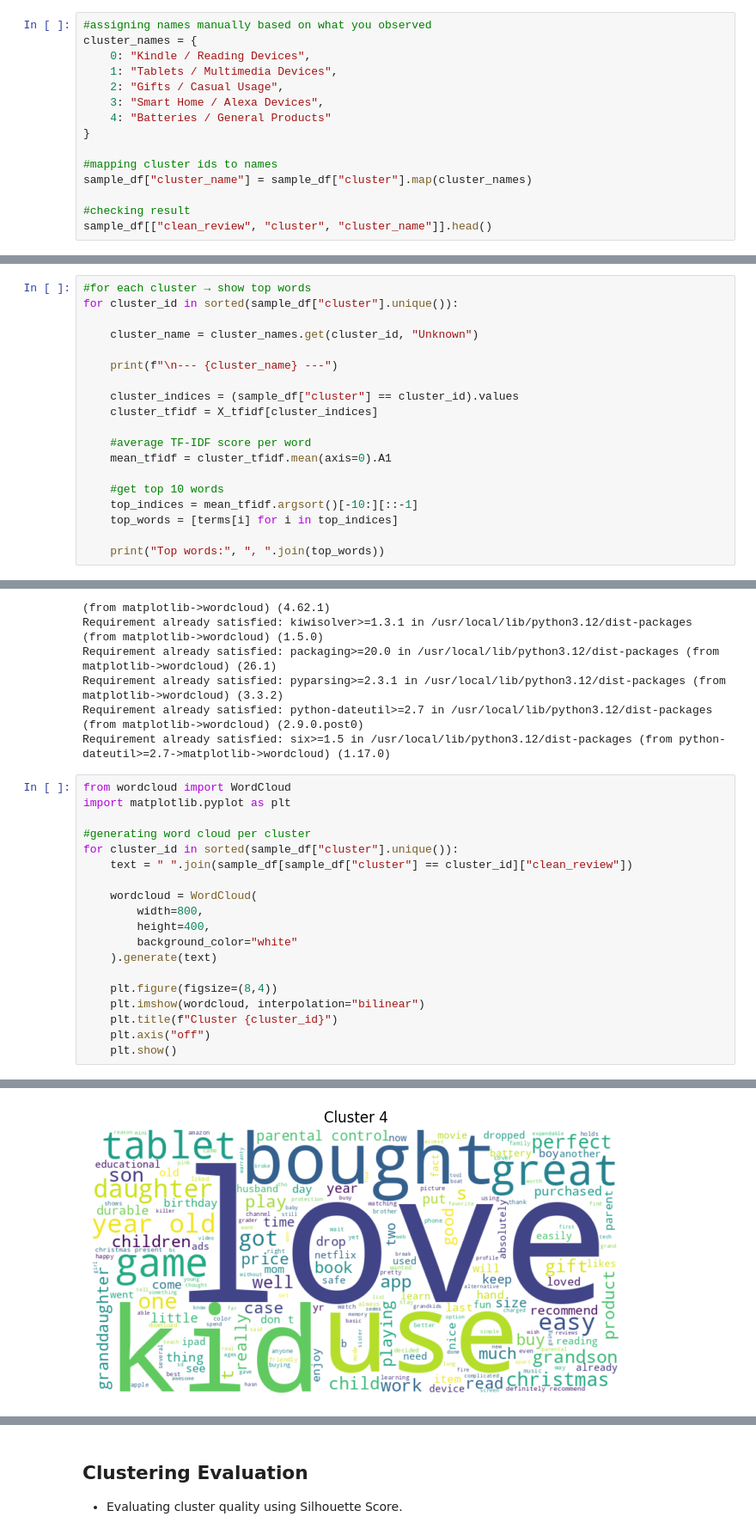
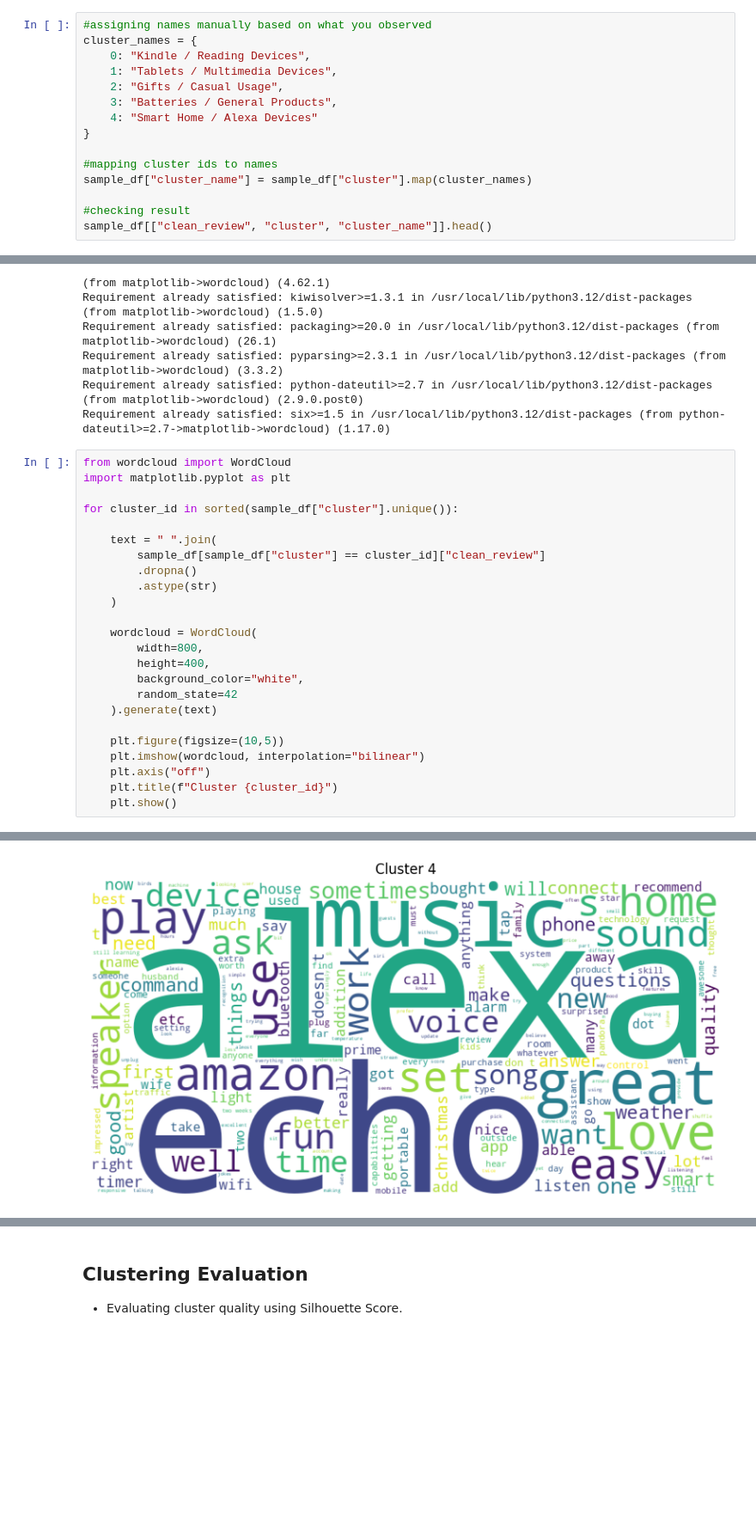
Before and after one commit to DimiGretsistas/Automated-Customers-Reviews-Project, a Jupyter notebook: notebooks/03_clustering.ipynb, the cells around one changed output, grey strips where cells are left out. Shown at 86% size. Saved outputs shown, nothing was run; the diff lists cells and outputs as text; blank space fills up the shorter version.

```diff
--- a/notebooks/03_clustering.ipynb
+++ b/notebooks/03_clustering.ipynb
@@ -165,8 +154,8 @@ cluster_names = {
     0: "Kindle / Reading Devices",
     1: "Tablets / Multimedia Devices",
     2: "Gifts / Casual Usage",
-    3: "Smart Home / Alexa Devices",
-    4: "Batteries / General Products"
+    3: "Batteries / General Products",
+    4: "Smart Home / Alexa Devices"
 }
 
 #mapping cluster ids to names
@@ -203,19 +188,0 @@ Visualizing the most important words in each cluster.
-# %%
-#for each cluster → show top words
-for cluster_id in sorted(sample_df["cluster"].unique()):
-
-    cluster_name = cluster_names.get(cluster_id, "Unknown")
-
-    print(f"\n--- {cluster_name} ---")
-
-    cluster_indices = (sample_df["cluster"] == cluster_id).values
-    cluster_tfidf = X_tfidf[cluster_indices]
-
-    #average TF-IDF score per word
-    mean_tfidf = cluster_tfidf.mean(axis=0).A1
-
-    #get top 10 words
-    top_indices = mean_tfidf.argsort()[-10:][::-1]
-    top_words = [terms[i] for i in top_indices]
-
-    print("Top words:", ", ".join(top_words))
@@ -256,19 +208,24 @@ Requirement already satisfied: six>=1.5 in /usr/local/lib/python3.12/dist-packag
 from wordcloud import WordCloud
 import matplotlib.pyplot as plt
 
-#generating word cloud per cluster
 for cluster_id in sorted(sample_df["cluster"].unique()):
-    text = " ".join(sample_df[sample_df["cluster"] == cluster_id]["clean_review"])
+
+    text = " ".join(
+        sample_df[sample_df["cluster"] == cluster_id]["clean_review"]
+        .dropna()
+        .astype(str)
+    )
 
     wordcloud = WordCloud(
         width=800,
         height=400,
-        background_color="white"
+        background_color="white",
+        random_state=42
     ).generate(text)
 
-    plt.figure(figsize=(8,4))
+    plt.figure(figsize=(10,5))
     plt.imshow(wordcloud, interpolation="bilinear")
+    plt.axis("off")
     plt.title(f"Cluster {cluster_id}")
-    plt.axis("off")
     plt.show()
 # %% [output]
@@ -279 +236 @@ for cluster_id in sorted(sample_df["cluster"].unique()):
-[figure, old version]
+[figure, new version]
```
Also changed, not shown: parts of 8 cells of this notebook.
